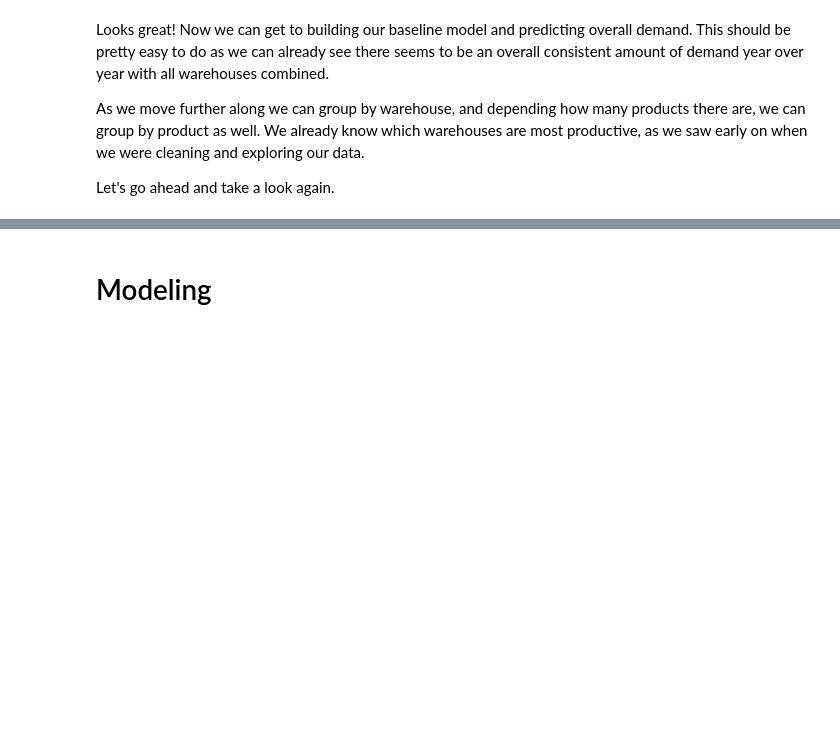
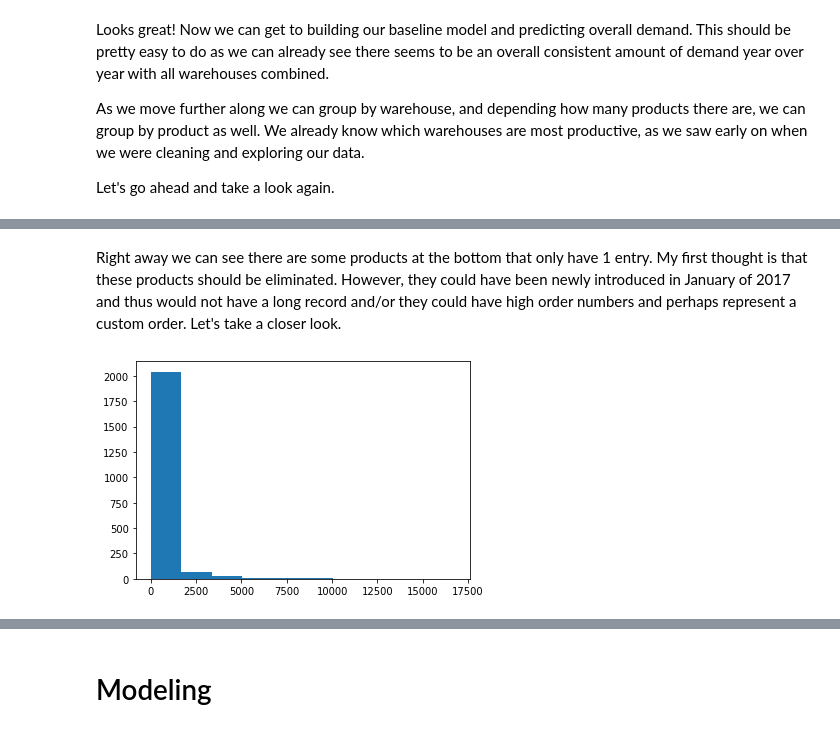
Before and after one commit to JessicaFB/Product-Demand-Forecasting, a Jupyter notebook: Predicting-Product-Demand.ipynb, the cells around one changed output, grey strips where cells are left out. Saved outputs shown, nothing was run; the diff lists cells and outputs as text; code cells hidden in the pictures; blank space fills up the shorter version.

Commit message:
Added product demand to EDA.

```diff
--- a/Predicting-Product-Demand.ipynb
+++ b/Predicting-Product-Demand.ipynb
@@ -324,0 +342,6 @@ We can see the order here of most productive warehouses, with J and A in the lea
+# %% [markdown]
+Right away we can see there are some products at the bottom that only have 1 entry. My first thought is that these products should be eliminated. However, they could have been newly introduced in January of 2017 and thus would not have a long record and/or they could have high order numbers and perhaps represent a custom order. Let's take a closer look.
+# %%
+plt.hist(ts_df.Product_Code.value_counts());
+# %% [output]
+[figure, added]
```
Also changed, not shown: parts of 11 cells of this notebook.
